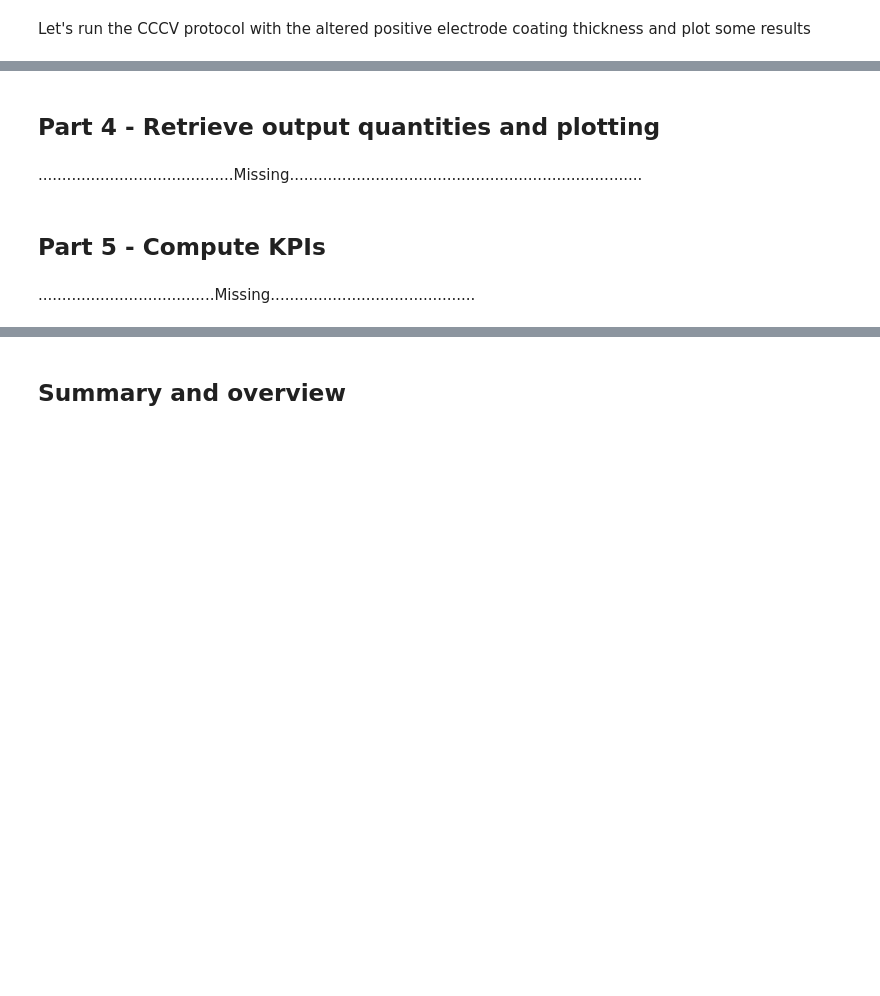
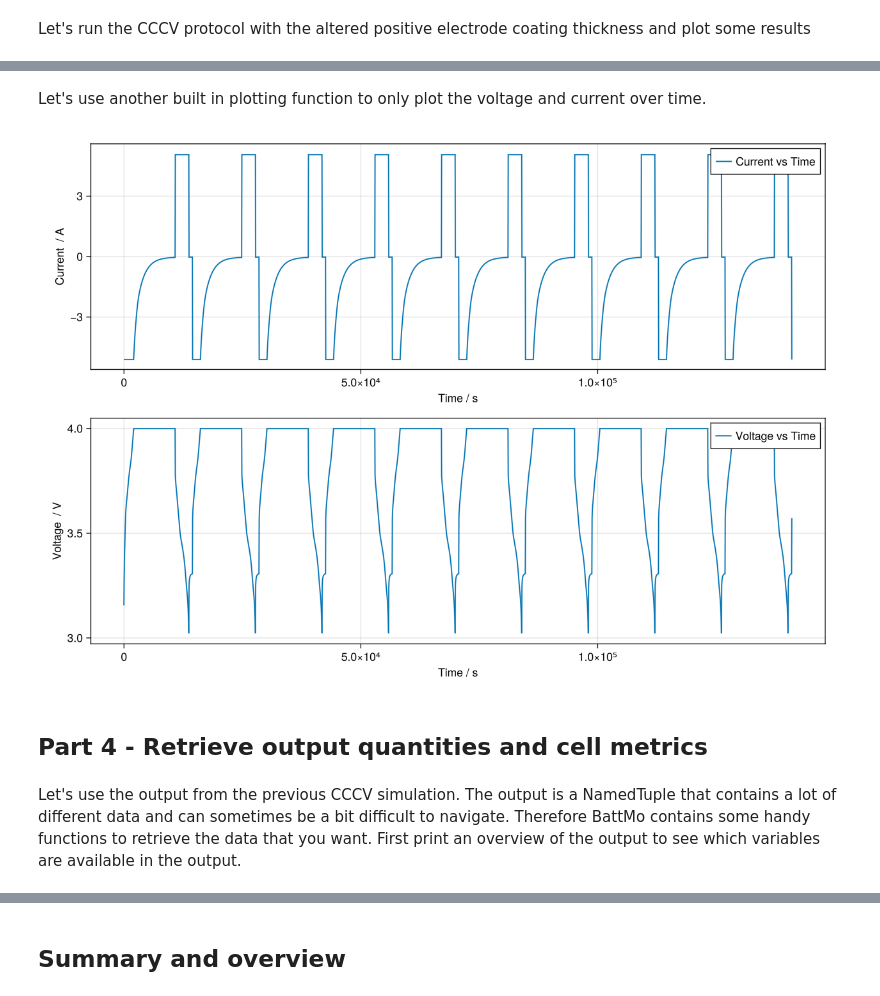
Before and after one commit to BattMoTeam/BattMo-workshop-2025-10-20, a Jupyter notebook: tutorials/Hello_world.ipynb, the cells around one changed output, grey strips where cells are left out. Cells and saved outputs as stored; diff of their text form; code cells hidden in the pictures; blank space fills up the shorter version.

```diff
--- a/tutorials/Hello_world.ipynb
+++ b/tutorials/Hello_world.ipynb
@@ -174,5 +180,5 @@ f
 # %% [markdown]
 To change cell parameters, we can modify the JSON files directly, or we can read them into objects in the script and modify them as Dictionaries. A loaded cell parameter set is a Dictionary-like object which come with additional handy functions. First, lets list the outermost keys of the cell parameters object.
 # %%
-cell_parameters = load_cell_parameters(; from_default_set = "Chen2020_calibrated")
+cell_parameters = load_cell_parameters(; from_default_set = "Chen2020")
 keys(cell_parameters)
@@ -273,8 +325,14 @@ f
+# %% [markdown]
+Let's use another built in plotting function to only plot the voltage and current over time.
+# %%
+plot_output(output,[
+    "Current vs Time",
+    "Voltage vs Time"
+    ],
+layout= (2,1))
+# %% [output]
+[figure, added]
 # %% [markdown]
-## Part 4 - Retrieve output quantities and plotting
+## Part 4 - Retrieve output quantities and cell metrics
-# %% [markdown]
-.........................................Missing..........................................................................
-# %% [markdown]
-## Part 5 - Compute KPIs
-# %% [markdown]
-.....................................Missing...........................................
+# %% [markdown]
+Let's use the output from the previous CCCV simulation. The output is a NamedTuple that contains a lot of different data and can sometimes be a bit difficult to navigate. Therefore BattMo contains some handy functions to retrieve the data that you want. First print an overview of the output to see which variables are available in the output.
```
Also changed, not shown: parts of 49 cells of this notebook, 27 other files.
